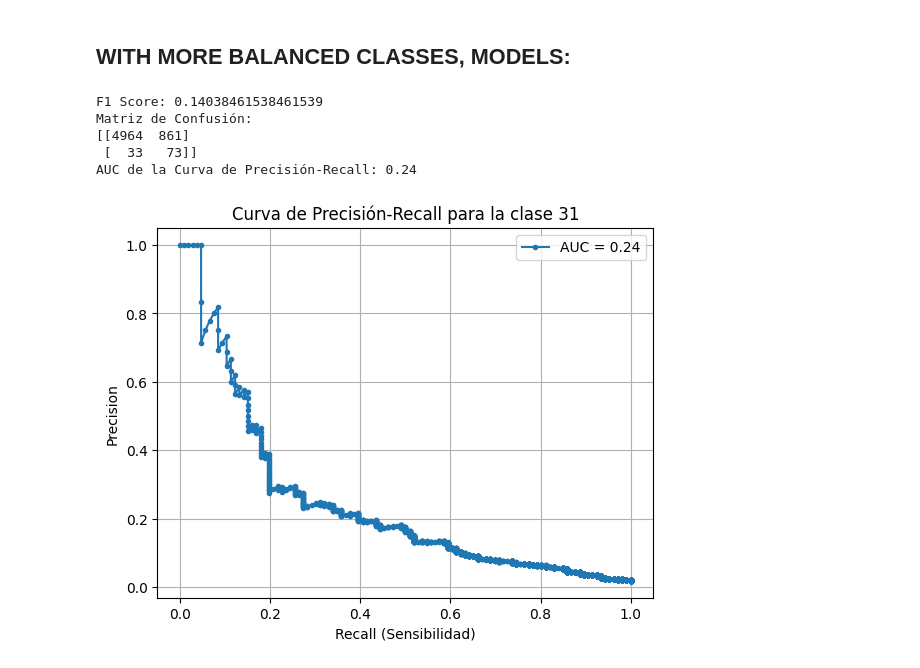
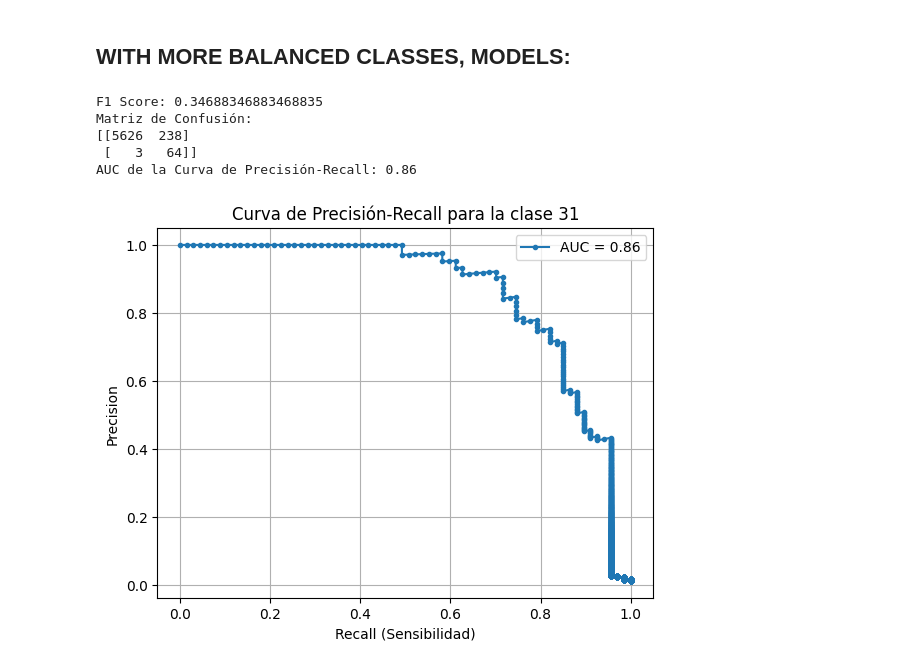
Before and after one commit to Zrive/zrive-ds-1q24-industry-classification, a Jupyter notebook: notebooks/classification_binarized.ipynb, the cells around one changed output. Cells and saved outputs as stored; diff of their text form; code cells hidden in the pictures.

```diff
--- a/notebooks/classification_binarized.ipynb
+++ b/notebooks/classification_binarized.ipynb
@@ -257,6 +257,28 @@ print(f"La clase en la posición media del ranking es: {middle_class}")
 La clase en la posición media del ranking es: 51
 # %%
 results = {col: {'unique_ones': 0, 'non_unique_ones': 0} for col in class_columns}
+
+class_columns = df_naics.columns[1:]  # ajusta esto a tus columnas de clase reales
+
+# Calculamos el total de '1' para cada clase
+total_ones_per_class = df_naics[class_columns].sum()
+
+def adjust_row(row):
+    if row.sum() > 1:  # Chequeamos si la fila tiene más de un '1'
+        # Encuentra las clases activas en esta fila
+        active_classes = row[row == 1].index
+
+        # Encuentra la clase con el menor total de '1' entre las activas
+        least_represented_class = total_ones_per_class[active_classes].idxmin()
+
+        # Desactiva todos los '1' excepto en la clase menos representada
+        row[:] = 0
+        row[least_represented_class] = 1
+    return row
+
+# Aplicar la función de ajuste a cada fila
+df_naics[class_columns] = df_naics[class_columns].apply(adjust_row, axis=1)
+
 
 # Iterar sobre cada fila y actualizar los conteos
 for index, row in df_naics.iterrows():
@@ -284,45 +306,45 @@ df_naics['embeddings'] = df_naics['embeddings'].apply(ast.literal_eval)
 
 # Convertir lista de listas a un array de NumPy para X
 X = np.array(df_naics['embeddings'].tolist())
-y = df_naics['44']
+y = df_naics['55']
 
 # Dividir los datos en conjuntos de entrenamiento y prueba
 X_train, X_test, y_train, y_test = train_test_split(X, y, test_size=0.2, random_state=42)
 
 # Entrenar un modelo de regresión logística con balanceo de clase
-model = LogisticRegression(class_weight='balanced',C=0.3, max_iter=1000)
+model = LogisticRegression(class_weight='balanced',C=0.25, max_iter=1000)
 model.fit(X_train, y_train)
 
 # Realizar predicciones en el conjunto de prueba
 y_pred = model.predict(X_test)
 y_scores = model.predict_proba(X_test)[:, 1]  # probabilidades para la clase positiva
 
 # Calcular el F1 score
 f1 = f1_score(y_test, y_pred)
 print(f'F1 Score: {f1}')
 
 # Calcular y mostrar la matriz de confusión
 conf_matrix = confusion_matrix(y_test, y_pred)
 print('Matriz de Confusión:')
 print(conf_matrix)
 
 # Curva de Precisión-Recall y AUC
 precision, recall, _ = precision_recall_curve(y_test, y_scores)
 auc_score = auc(recall, precision)
 print(f'AUC de la Curva de Precisión-Recall: {auc_score:.2f}')
 
 plt.figure()
 plt.plot(recall, precision, marker='.', label=f'AUC = {auc_score:.2f}')
 plt.title('Curva de Precisión-Recall para la clase 31')
 plt.xlabel('Recall (Sensibilidad)')
 plt.ylabel('Precision')
 plt.legend()
 plt.grid(True)
 plt.show()
 # %% [output]
-F1 Score: 0.14038461538461539
+F1 Score: 0.34688346883468835
 Matriz de Confusión:
-[[4964  861]
- [  33   73]]
-AUC de la Curva de Precisión-Recall: 0.24
+[[5626  238]
+ [   3   64]]
+AUC de la Curva de Precisión-Recall: 0.86
-[figure, old version]
+[figure, new version]
```
